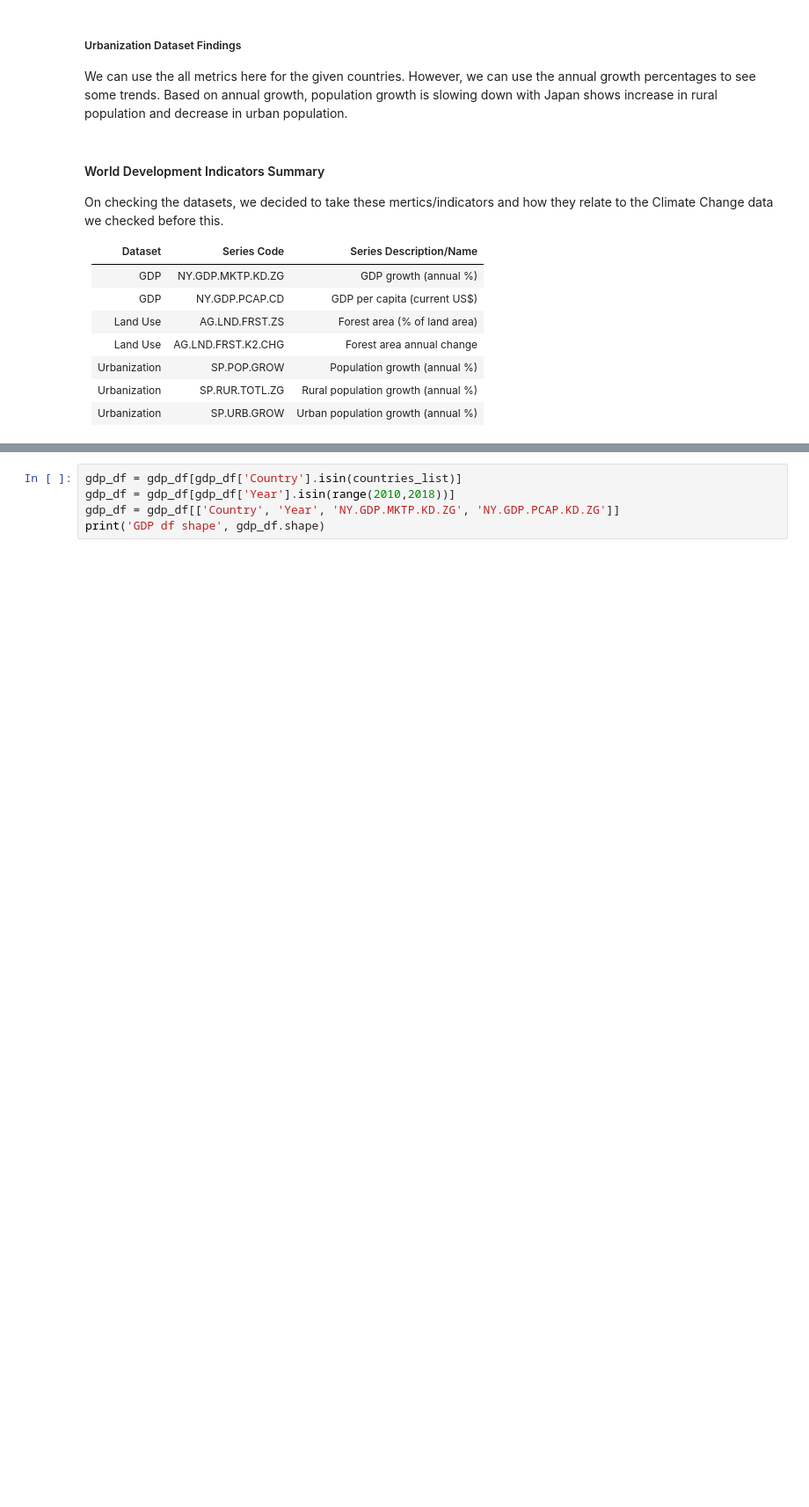
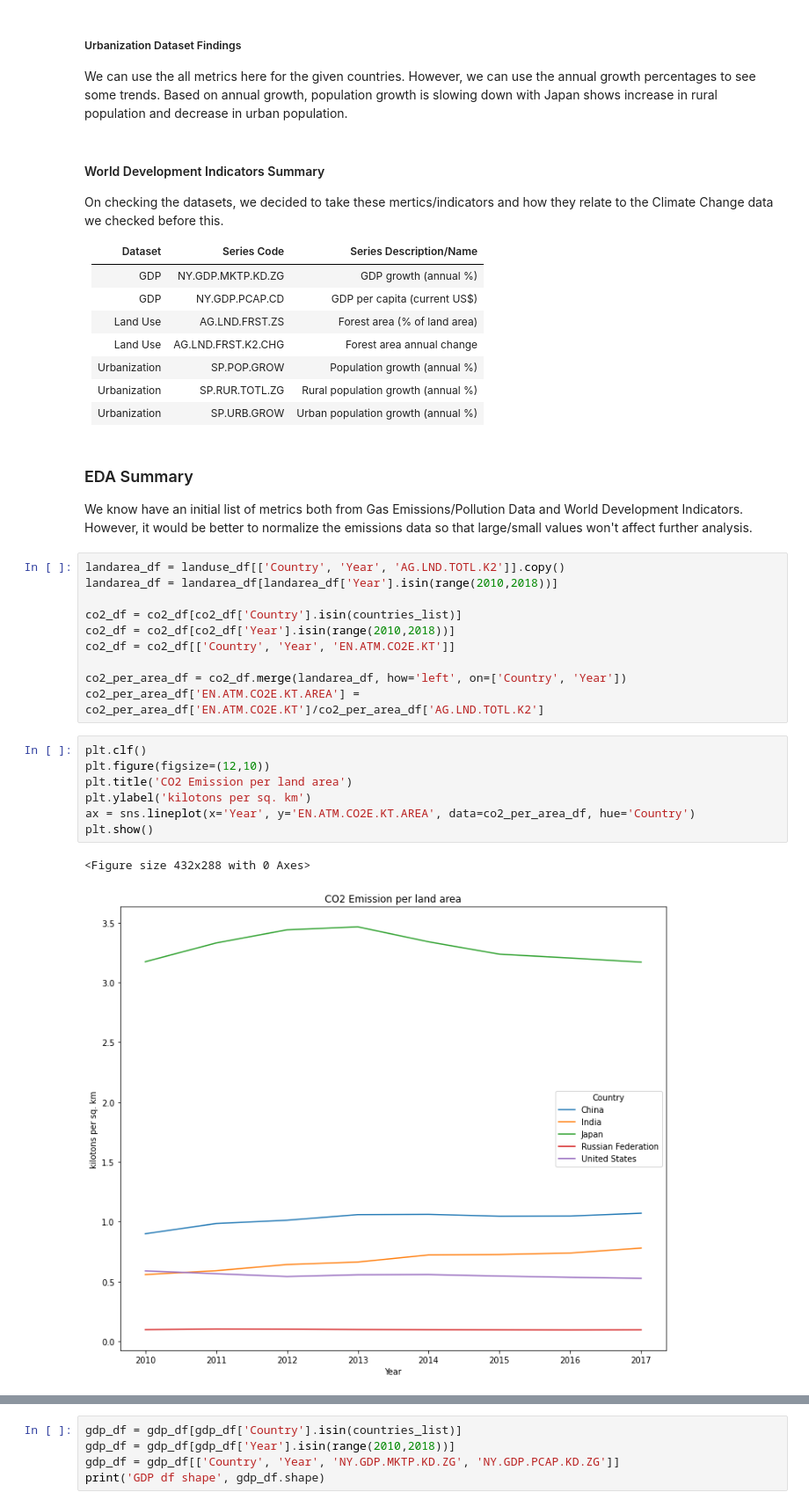
Before and after one commit to jords-santiago/humans_are_pollutants, a Jupyter notebook: 02_SourceCodes/01_Python_JupyterNotebook/World_Bank_Devt_vs_Environment.ipynb, the cells around one changed output, grey strips where cells are left out. Shown at 88% size. Cells and saved outputs as stored; diff of their text form; blank space fills up the shorter version.

Commit message:
Updated data source and source codes

```diff
--- a/02_SourceCodes/01_Python_JupyterNotebook/World_Bank_Devt_vs_Environment.ipynb
+++ b/02_SourceCodes/01_Python_JupyterNotebook/World_Bank_Devt_vs_Environment.ipynb
@@ -733,3 +697,27 @@ On checking the datasets, we decided to take these mertics/indicators and how th
 | Urbanization | SP.POP.GROW | Population growth (annual %) |
 | Urbanization | SP.RUR.TOTL.ZG | Rural population growth (annual %) |
 | Urbanization | SP.URB.GROW | Urban population growth (annual %) |
+# %% [markdown]
+### EDA Summary
+
+We know have an initial list of metrics both from Gas Emissions/Pollution Data and World Development Indicators.  However, it would be better to normalize the emissions data so that large/small values won't affect further analysis.
+# %%
+landarea_df = landuse_df[['Country', 'Year', 'AG.LND.TOTL.K2']].copy()
+landarea_df = landarea_df[landarea_df['Year'].isin(range(2010,2018))]
+
+co2_df = co2_df[co2_df['Country'].isin(countries_list)]
+co2_df = co2_df[co2_df['Year'].isin(range(2010,2018))]
+co2_df = co2_df[['Country', 'Year', 'EN.ATM.CO2E.KT']]
+
+co2_per_area_df = co2_df.merge(landarea_df, how='left', on=['Country', 'Year'])
+co2_per_area_df['EN.ATM.CO2E.KT.AREA'] = co2_per_area_df['EN.ATM.CO2E.KT']/co2_per_area_df['AG.LND.TOTL.K2']
+# %%
+plt.clf()
+plt.figure(figsize=(12,10))
+plt.title('CO2 Emission per land area')
+plt.ylabel('kilotons per sq. km')
+ax = sns.lineplot(x='Year', y='EN.ATM.CO2E.KT.AREA', data=co2_per_area_df, hue='Country')
+plt.show()
+# %% [output]
+<Figure size 432x288 with 0 Axes>
+[figure, added]
```
Also changed, not shown: parts of 59 cells of this notebook, 4 other files.
